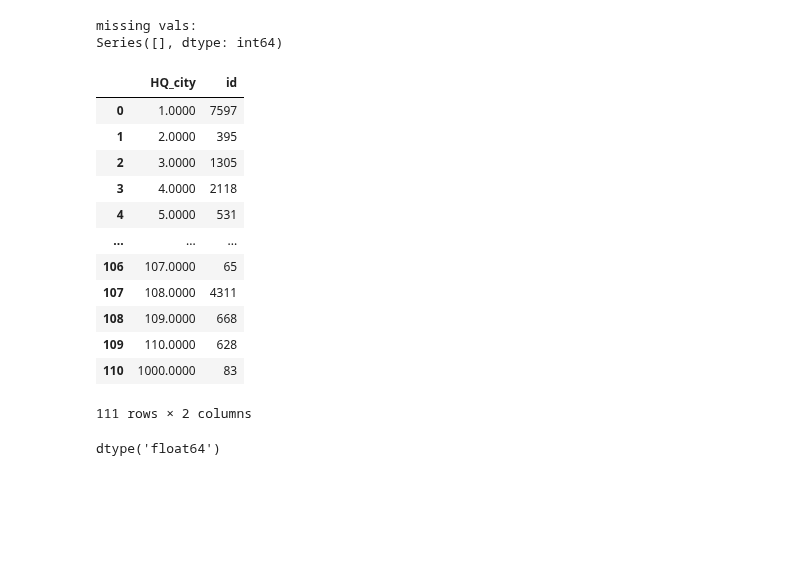
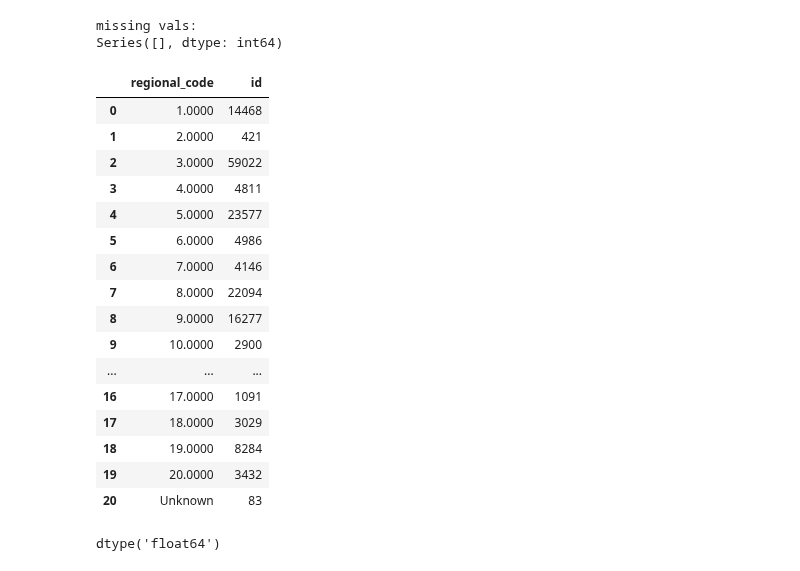
Before and after one commit to Juanroalvarado/ml-finance-credit-default, a Jupyter notebook: processing/Preproc-Function-Harness.ipynb, the cells around one changed output. Drawn from its saved outputs; the diff is of its cells as text; code cells hidden in the pictures; blank space fills up the shorter version.

```diff
--- a/processing/Preproc-Function-Harness.ipynb
+++ b/processing/Preproc-Function-Harness.ipynb
@@ -335,8 +379,10 @@ def pre_process(df, historical_df=None, custom_bins = None, new=True, preproc_pa
     df = add_sector_group(df)
     df = calculate_conditional_pd_for_categorical(df, field='ateco_sector', default_col='default')
     df = calculate_conditional_pd_for_categorical(df, field='sector_group', default_col='default')
+
     #do cities
-    df = calculate_conditional_pd_for_categorical(df, field='HQ_city', default_col='default')
+    df = add_region_group(df)
+    df = calculate_conditional_pd_for_categorical(df, field='regional_code', default_col='default')
 
     return df, preproc_params
 # %%
@@ -521,21 +568,25 @@ Series([], dtype: int64)
 # %%
 # plot_quantile_vs_quantile_values(test_processed)
 # %%
-train_processed.groupby(['HQ_city'])['id'].nunique().reset_index()
+train_processed.groupby(['regional_code'])['id'].nunique().reset_index()
 # %% [output]
-|  | HQ_city | id |
-| 0 | 1.0000 | 7597 |
-| 1 | 2.0000 | 395 |
-| 2 | 3.0000 | 1305 |
-| 3 | 4.0000 | 2118 |
-| 4 | 5.0000 | 531 |
+|  | regional_code | id |
+| 0 | 1.0000 | 14468 |
+| 1 | 2.0000 | 421 |
+| 2 | 3.0000 | 59022 |
+| 3 | 4.0000 | 4811 |
+| 4 | 5.0000 | 23577 |
+| 5 | 6.0000 | 4986 |
+| 6 | 7.0000 | 4146 |
+| 7 | 8.0000 | 22094 |
+| 8 | 9.0000 | 16277 |
+| 9 | 10.0000 | 2900 |
 | ... | ... | ... |
-| 106 | 107.0000 | 65 |
-| 107 | 108.0000 | 4311 |
-| 108 | 109.0000 | 668 |
-| 109 | 110.0000 | 628 |
-| 110 | 1000.0000 | 83 |
+| 16 | 17.0000 | 1091 |
+| 17 | 18.0000 | 3029 |
+| 18 | 19.0000 | 8284 |
+| 19 | 20.0000 | 3432 |
+| 20 | Unknown | 83 |
-111 rows × 2 columns
 # %%
 train_processed['HQ_city'].dtype
 # %% [output]
```
Also changed, not shown: parts of 4 cells of this notebook, 3 other files.
